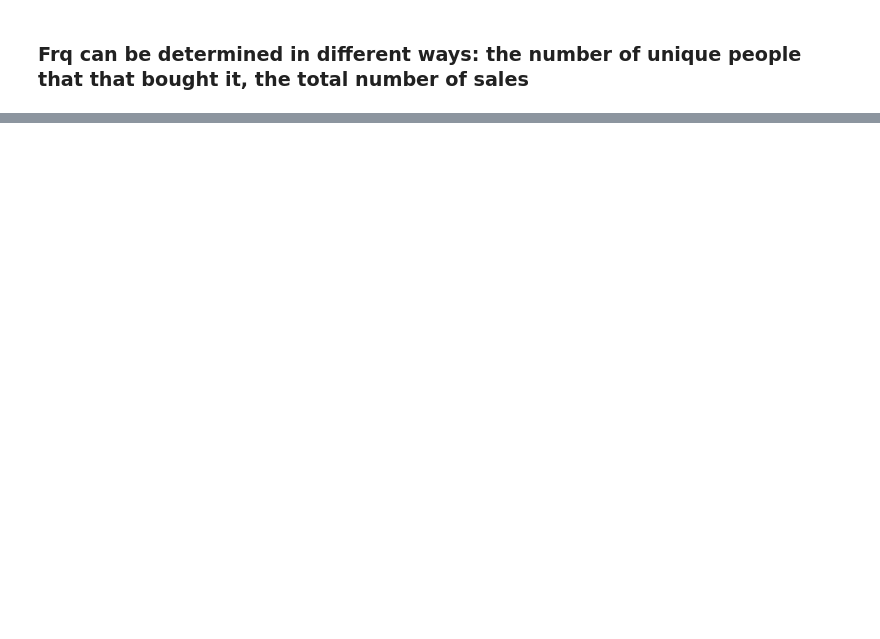
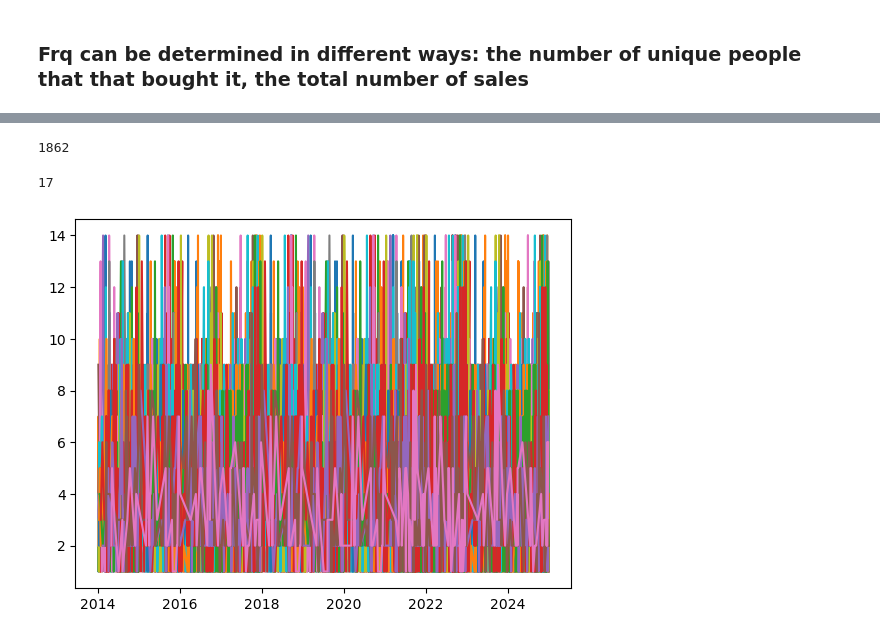
Before and after one commit to Abdullah-Bakhshov/overfitting_outlaws, a Jupyter notebook: Puchasing Patterns.ipynb, the cells around one changed output, grey strips where cells are left out. Saved outputs shown, nothing was run; the diff lists cells and outputs as text; code cells hidden in the pictures; blank space fills up the shorter version.

```diff
--- a/Puchasing Patterns.ipynb
+++ b/Puchasing Patterns.ipynb
@@ -127,0 +83,13 @@ def plotFrequecies(freq_map):
+# %%
+len(df["Product ID"].unique())
+# %% [output]
+1862
+# %%
+len(df["Sub-Category"].unique())
+# %% [output]
+17
+# %%
+for subcat in df["Sub-Category"].unique():
+    plt.plot(df[df["Sub-Category"].eq(subcat)]["Order Date"], df[df["Sub-Category"].eq(subcat)].Quantity)
+# %% [output]
+[figure, added]
```
Also changed, not shown: parts of 17 cells of this notebook.
